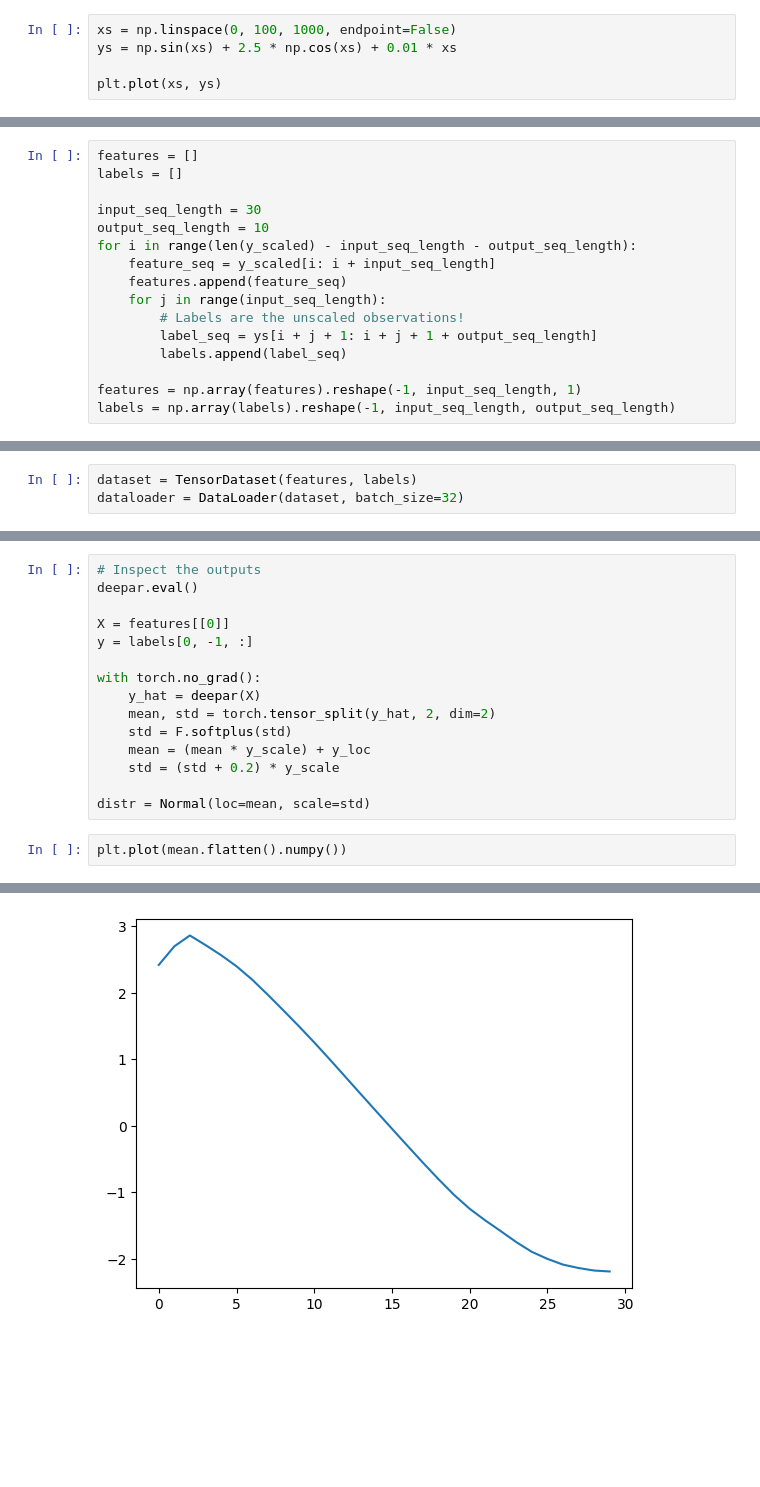
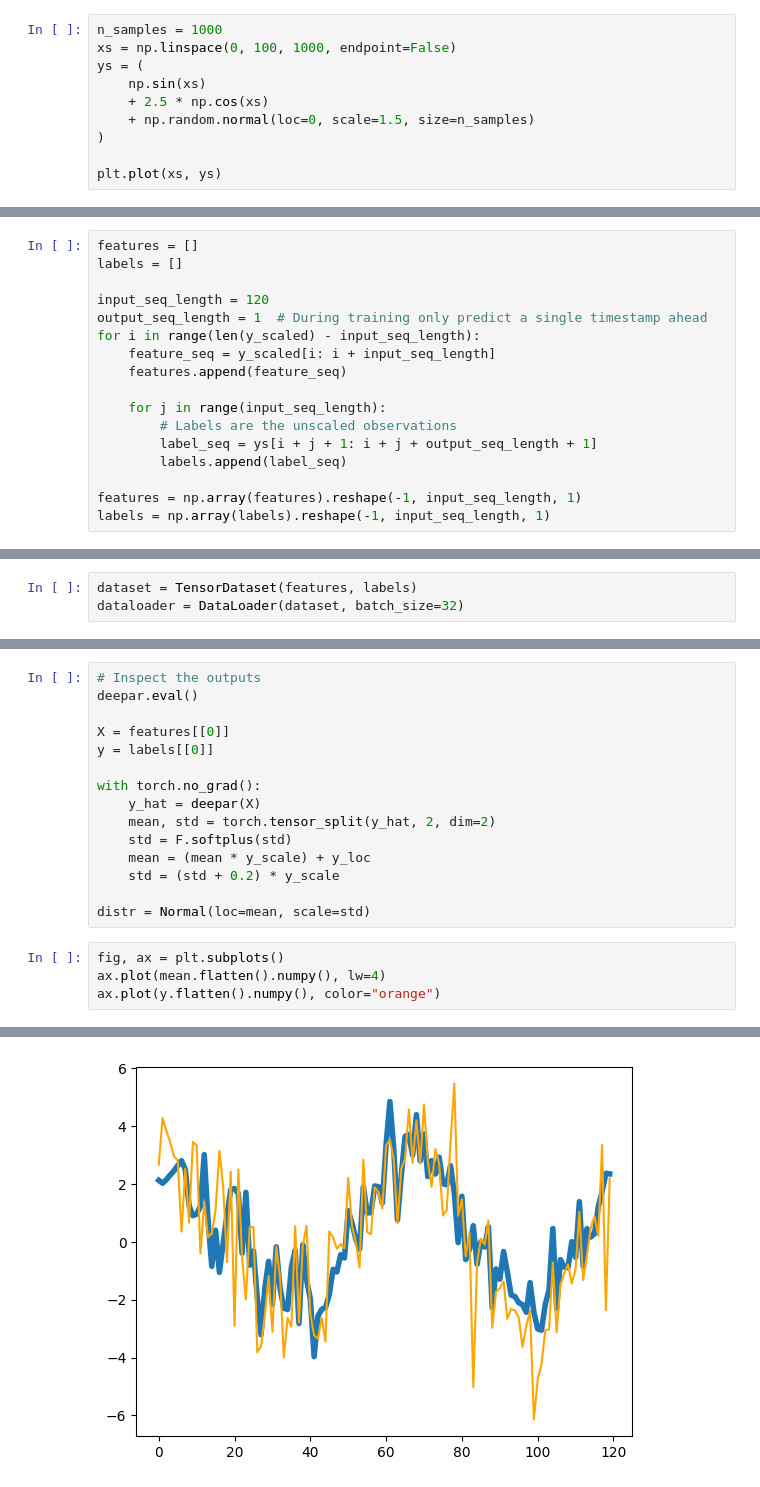
Before and after one commit to lmalms/sequence-learners, a Jupyter notebook: bikes/06_deepar.ipynb, the cells around one changed output, grey strips where cells are left out. Drawn from its saved outputs; the diff is of its cells as text; blank space fills up the shorter version.

Commit message:
Prediction loop for deepAR model

```diff
--- a/bikes/06_deepar.ipynb
+++ b/bikes/06_deepar.ipynb
@@ -235,8 +235,13 @@ output = deepar(input)
 # %%
 import matplotlib.pyplot as plt
 # %%
+n_samples = 1000
 xs = np.linspace(0, 100, 1000, endpoint=False)
-ys = np.sin(xs) + 2.5 * np.cos(xs) + 0.01 * xs
+ys = (
+    np.sin(xs)
+    + 2.5 * np.cos(xs)
+    + np.random.normal(loc=0, scale=1.5, size=n_samples)
+)
 
 plt.plot(xs, ys)
 # %% [output]
@@ -255,18 +260,19 @@ plt.plot(xs, y_scaled)
 features = []
 labels = []
 
-input_seq_length = 30
-output_seq_length = 10
-for i in range(len(y_scaled) - input_seq_length - output_seq_length):
+input_seq_length = 120
+output_seq_length = 1  # During training only predict a single timestamp ahead
+for i in range(len(y_scaled) - input_seq_length):
     feature_seq = y_scaled[i: i + input_seq_length]
     features.append(feature_seq)
+
     for j in range(input_seq_length):
-        # Labels are the unscaled observations!
-        label_seq = ys[i + j + 1: i + j + 1 + output_seq_length]
+        # Labels are the unscaled observations
+        label_seq = ys[i + j + 1: i + j + output_seq_length + 1]
         labels.append(label_seq)
 
 features = np.array(features).reshape(-1, input_seq_length, 1)
-labels = np.array(labels).reshape(-1, input_seq_length, output_seq_length)
+labels = np.array(labels).reshape(-1, input_seq_length, 1)
 # %%
 features = torch.tensor(features, dtype=torch.float32)
 labels = torch.tensor(labels, dtype=torch.float32)
@@ -339,7 +345,7 @@ Epoch [90/100], Loss: 0.7471
 deepar.eval()
 
 X = features[[0]]
-y = labels[0, -1, :]
+y = labels[[0]]
 
 with torch.no_grad():
     y_hat = deepar(X)
@@ -350,7 +356,9 @@ with torch.no_grad():
 
 distr = Normal(loc=mean, scale=std)
 # %%
-plt.plot(mean.flatten().numpy())
+fig, ax = plt.subplots()
+ax.plot(mean.flatten().numpy(), lw=4)
+ax.plot(y.flatten().numpy(), color="orange")
 # %% [output]
 [<matplotlib.lines.Line2D at 0x...>]
-[figure, old version]
+[figure, new version]
```
Also changed, not shown: parts of 6 cells of this notebook.
